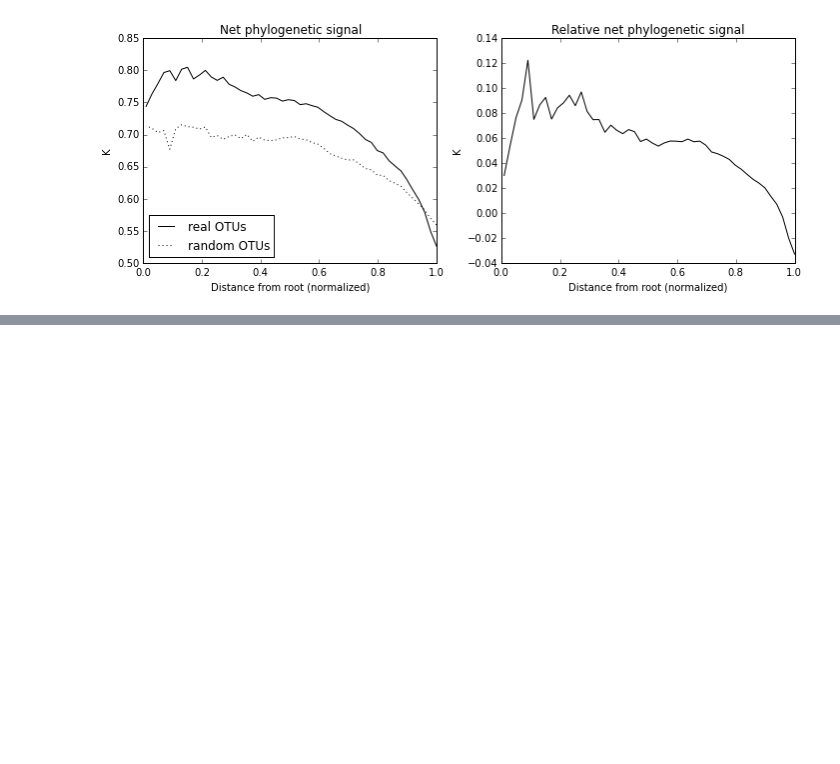
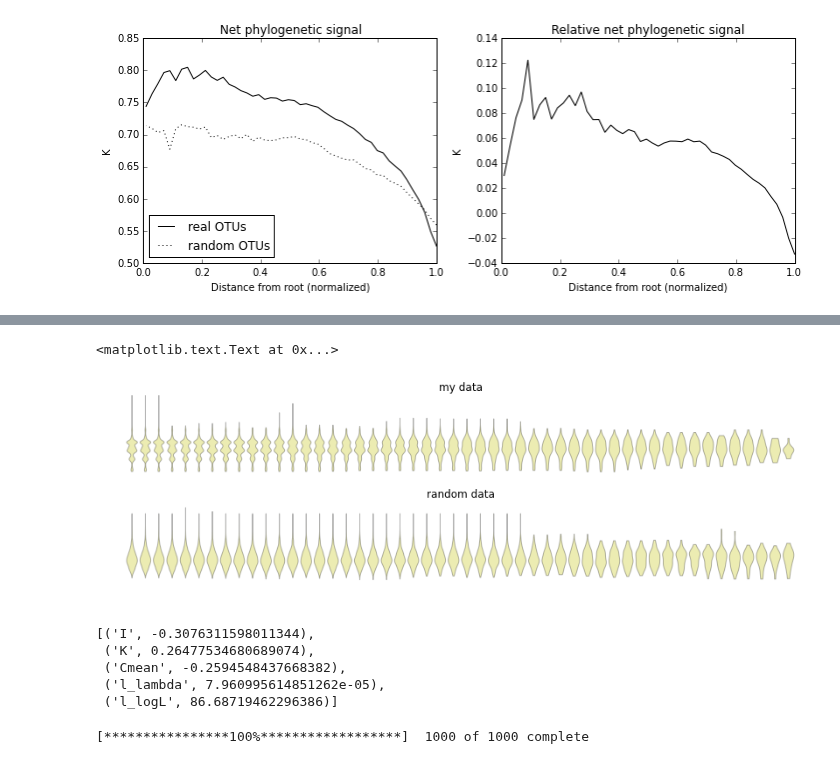
Before and after one commit to ryneches/fishpoo, a Jupyter notebook: CoSpeciation.ipynb, the cells around one changed output, grey strips where cells are left out. Saved outputs shown, nothing was run; the diff lists cells and outputs as text; code cells hidden in the pictures; blank space fills up the shorter version.

```diff
--- a/CoSpeciation.ipynb
+++ b/CoSpeciation.ipynb
@@ -33,7 +33,10 @@ host_names = phase_1[['#SampleID','Host']]
 # Take the OTU counts for host taxa with more than one
 # individual, and merge them (basically, and inner join),
 # and then normalize the OTU counts for each taxa to 1
-merged_counts = pd.merge(pd.DataFrame( phase1_otus.T ), host_names, left_index=True, right_on='#SampleID').groupby('Host').sum()
+merged_counts = pd.merge(pd.DataFrame( phase1_otus.T ),
+                         host_names,
+                         left_index=True,
+                         right_on='#SampleID').groupby('Host').sum()
 del merged_counts['#SampleID']
 merged_counts = merged_counts.div( merged_counts.sum(axis=1), axis=0)
 
@@ -188,0 +209,34 @@ tight_layout()
+# %%
+figure(figsize=(14, 4))
+subplot(2,1,1)
+p1 = violinplot(map( lambda x : array(x)[~numpy.isnan(array(x))], signal_lists ), widths=0.8, showextrema=False )
+axis('off')
+xlim((0,51))
+ylim((0,2))
+title('my data')
+subplot(2,1,2)
+p2 = violinplot(map( lambda x : array(x)[~numpy.isnan(array(x))], rsignal_lists ), widths=0.8, showextrema=False )
+axis('off')
+xlim((0,51))
+ylim((0,2))
+title('random data')
+# %% [output]
+<matplotlib.text.Text at 0x...>
+[figure, added]
+# %%
+a = psigs( groups[4], rabosky_trimmed, merged_counts )
+a.items()
+# %% [output]
+[('I', -0.3076311598011344),
+ ('K', 0.26477534680689074),
+ ('Cmean', -0.2594548437668382),
+ ('l_lambda', 7.960995614851262e-05),
+ ('l_logL', 86.68719462296386)]
+# %%
+import ProgressBar
+
+p = ProgressBar.ProgressBar(1000)
+for i in range(1001):
+    p.animate(i)
+# %% [output]
+[****************100%******************]  1000 of 1000 complete
```
Also changed, not shown: parts of 3 cells of this notebook, 1 other file.
